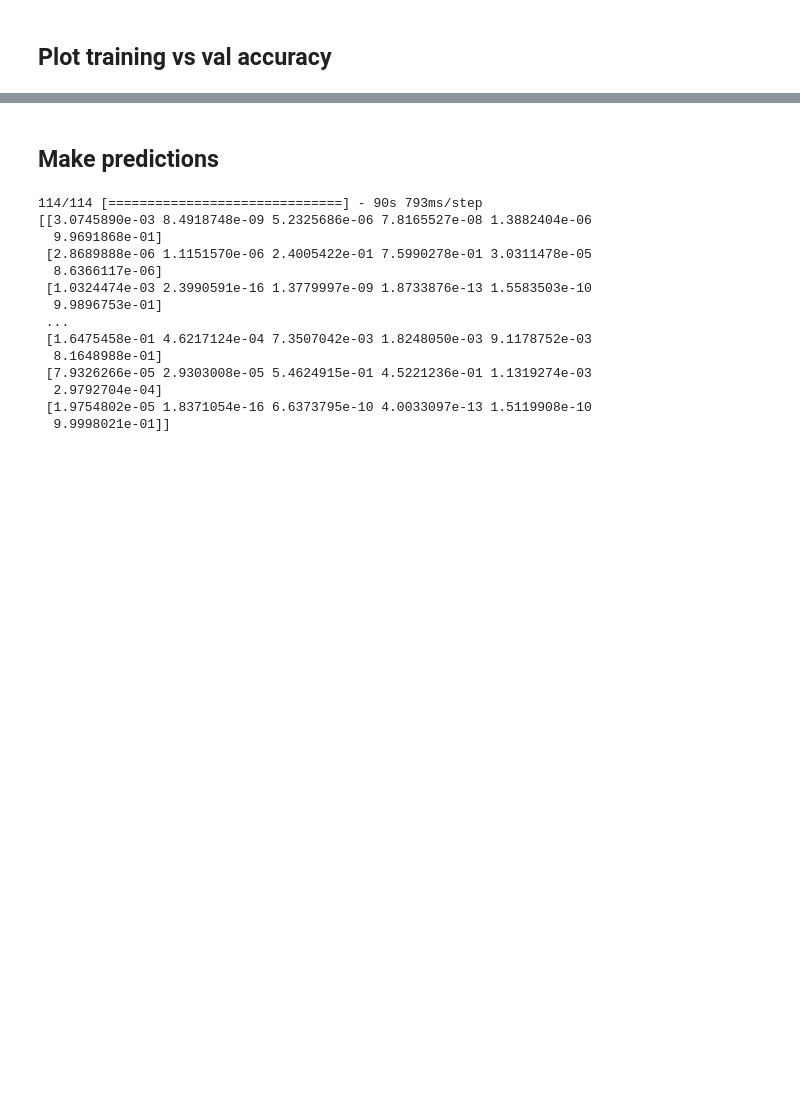
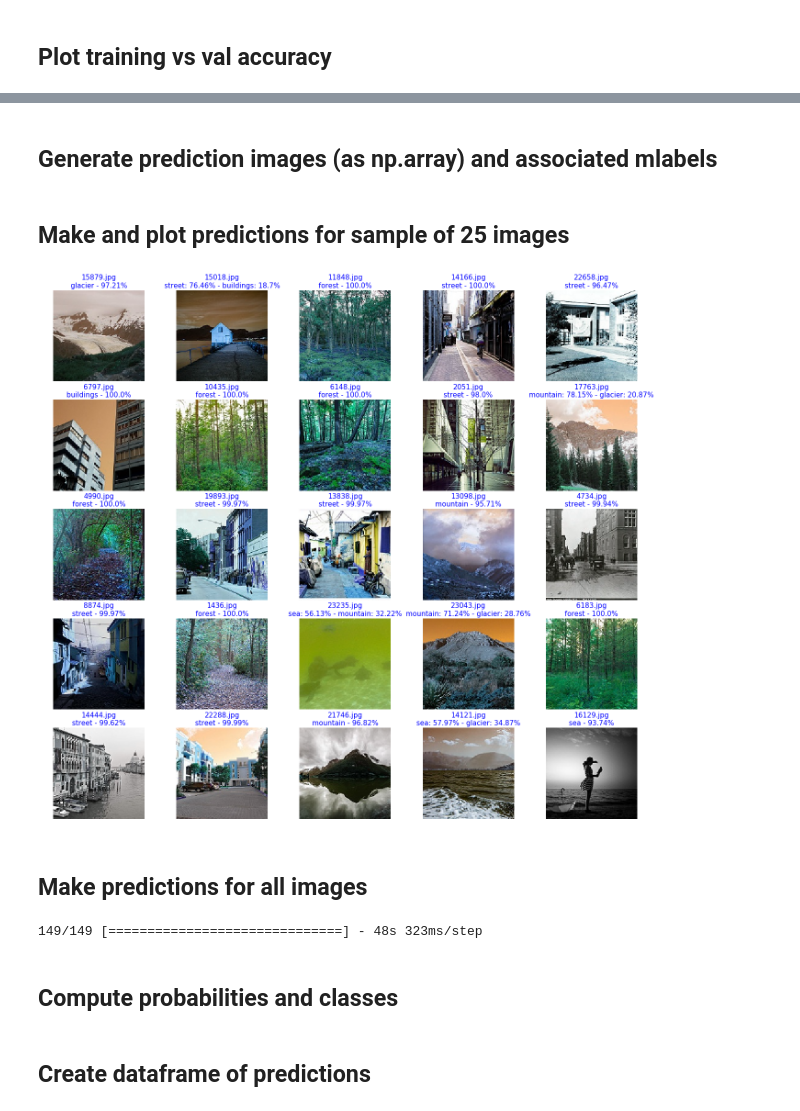
Before and after one commit to ebolotin6/iic_project, a Jupyter notebook: notebooks/kaggle_notebooks/resnet_iic_kaggle.ipynb, the cells around one changed output, grey strips where cells are left out. Saved outputs shown, nothing was run; the diff lists cells and outputs as text; code cells hidden in the pictures; blank space fills up the shorter version.

```diff
--- a/notebooks/kaggle_notebooks/resnet_iic_kaggle.ipynb
+++ b/notebooks/kaggle_notebooks/resnet_iic_kaggle.ipynb
@@ -93 +101,4 @@ Found 7301 images belonging to 1 classes.
+# %%
+# Make label map
+label_map = {v: k for k, v in train_data.class_indices.items()}
 # %% [markdown]
@@ -179,24 +194,21 @@ Test loss 0.4537, accuracy 86.51%
+# %% [markdown]
+## Generate prediction images (as np.array) and associated mlabels
+# %%
+pred_imgs, pred_img_labels = label_images(pred_data_dir, '.jpg')
+# %% [markdown]
+## Make and plot predictions for sample of 25 images
+# %%
+plot_predictions(pred_data_dir, pred_imgs, pred_img_labels, model, label_map)
+# %% [output]
+[figure, added]
 # %% [markdown]
-## Make predictions
+## Make predictions for all images
 # %%
-pred_score = model.predict_generator(pred_data,
-    steps = num_pred_samples // batch_size,
-    verbose=1,
-    use_multiprocessing=True)
-
-print(pred_score)
+pred_data.reset()
+predictions = model.predict_generator(pred_data,
+    steps = num_pred_samples // pred_batch_size,
+    verbose=1)
 # %% [output]
-114/114 [==============================] - 90s 793ms/step
-[[3.0745890e-03 8.4918748e-09 5.2325686e-06 7.8165527e-08 1.3882404e-06
-  9.9691868e-01]
- [2.8689888e-06 1.1151570e-06 2.4005422e-01 7.5990278e-01 3.0311478e-05
-  8.6366117e-06]
- [1.0324474e-03 2.3990591e-16 1.3779997e-09 1.8733876e-13 1.5583503e-10
-  9.9896753e-01]
- ...
- [1.6475458e-01 4.6217124e-04 7.3507042e-03 1.8248050e-03 9.1178752e-03
-  8.1648988e-01]
- [7.9326266e-05 2.9303008e-05 5.4624915e-01 4.5221236e-01 1.1319274e-03
-  2.9792704e-04]
- [1.9754802e-05 1.8371054e-16 6.6373795e-10 4.0033097e-13 1.5119908e-10
-  9.9998021e-01]]
+149/149 [==============================] - 48s 323ms/step
+# %% [markdown]
+## Compute probabilities and classes
@@ -202,0 +219,2 @@ print(pred_score)
+# %% [markdown]
+## Create dataframe of predictions
```
Also changed, not shown: parts of 22 cells of this notebook, 1 other file.
